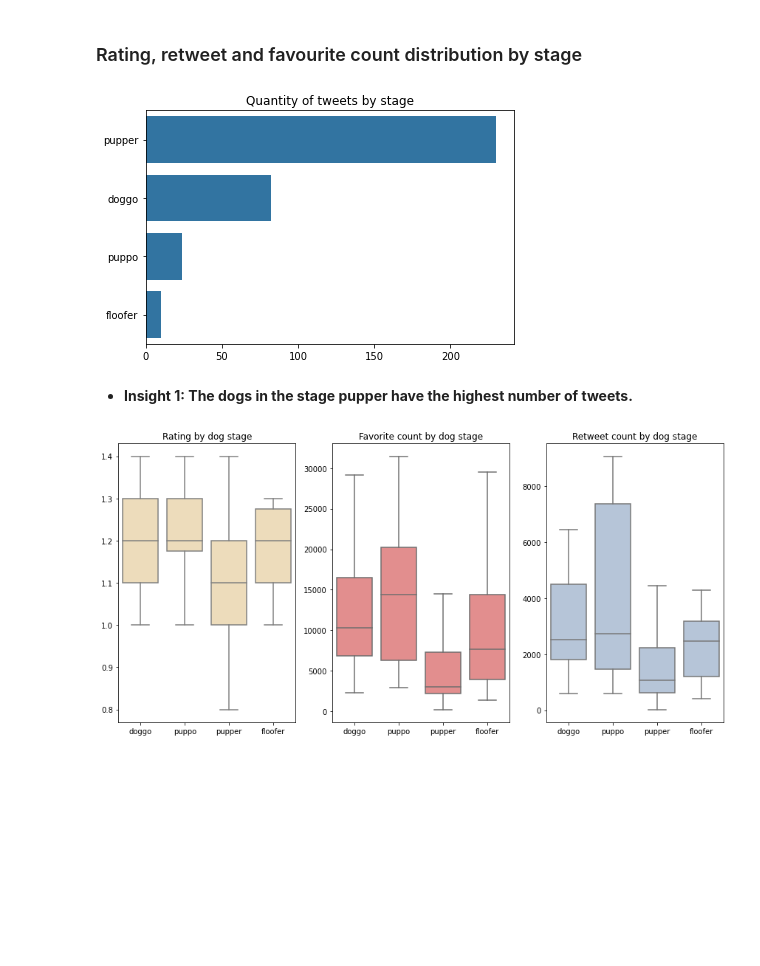
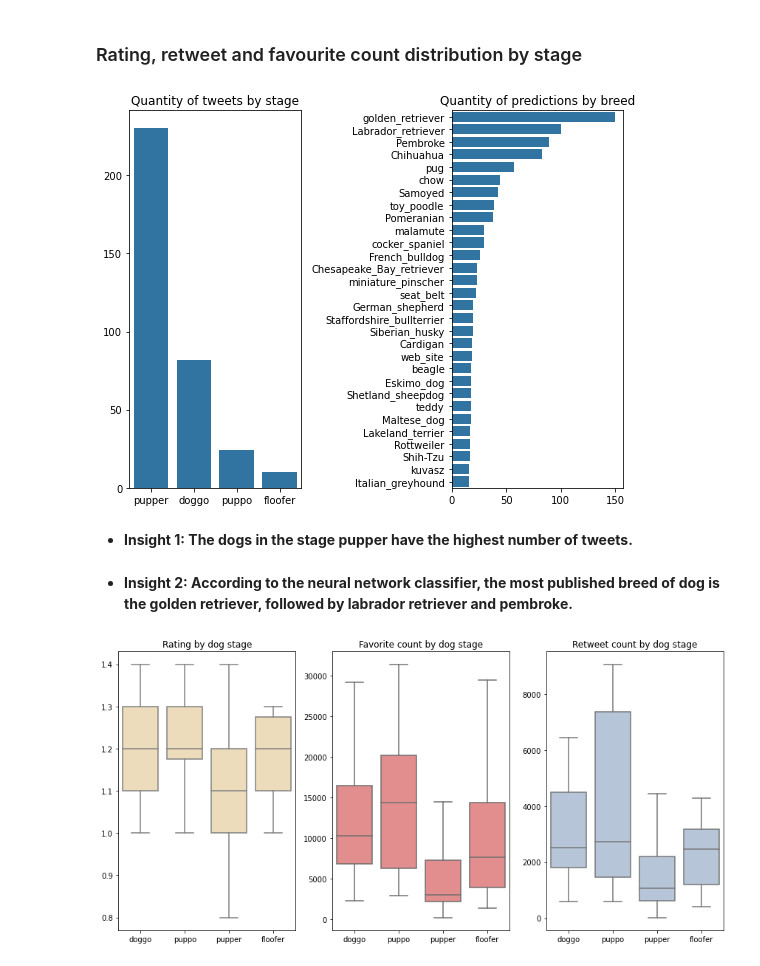
Before and after one commit to rubenvf/WeRateDogs-Wrangle-and-Analysis, a Jupyter notebook: wrangle_act.ipynb, the cells around one changed output. Cells and saved outputs as stored; diff of their text form; code cells hidden in the pictures; blank space fills up the shorter version.

```diff
--- a/wrangle_act.ipynb
+++ b/wrangle_act.ipynb
@@ -52,10 +52,10 @@ df_predictions.to_csv('image_predictions.csv', index=False)
 ### API
 # %%
 #Introduction of Twitter's keys
-consumer_key = 'Secret-key'
-consumer_secret = 'Secret-key'
-access_token = 'Secret-key'
-access_secret = 'Secret-key'
+consumer_key = 'Key'
+consumer_secret = 'Key'
+access_token = 'Key'
+access_secret = 'Key'
 
 #Connection with the Twitter's API
 auth = tweepy.OAuthHandler(consumer_key, consumer_secret)
@@ -87,0 +68,20 @@ print(end - start)
+# %%
+#Get data from the Twitter's API
+start = timeit.timeit()
+
+tweet_errors = []
+with open('tweet_json.txt', 'w') as f:
+    for i in tweet_id_list:
+        try:
+            tweet_row = api.get_status(i, tweet_mode = 'extended', wait_on_rate_limit=True, wait_on_rate_limit_notify=True)
+            json.dump(tweet_row._json, f)
+            f.write('\n')
+
+        except Exception as ex:
+            print(ex)
+            print(f'Error_tweet_id {i}')
+            tweet_errors.append(i)
+            continue
+
+end = timeit.timeit()
+print(end - start)
@@ -900,13 +950,28 @@ temp1 = temp1[temp1.stage.notnull()]
 # %%
+fig = plt.figure(figsize = [12, 6])
+
+
 #Plot quantities of tweets by stage
+plt.subplot(1, 3, 1)
+
 stage_count = temp1.stage.value_counts()
-sns.barplot(x = stage_count, y = stage_count.index, color='tab:blue').set(ylabel = None, xlabel = None)
+sns.barplot(x = stage_count.index, y = stage_count, color='tab:blue').set(ylabel = None, xlabel = None)
 plt.title('Quantity of tweets by stage')
+
+
+#Plot Quantity of predictions by breed
+plt.subplot(1, 3, 2)
+sns.barplot(x = temp3.p1.value_counts(), y = labels, color='tab:blue').set(ylabel = None, xlabel = None)
+#plt.xticks(rotation=90)
+plt.title('Quantity of predictions by breed');
+
 plt.tight_layout()
 # %% [output]
-[figure, old version]
+[figure, new version]
 # %% [markdown]
 - **Insight 1: The dogs in the stage pupper have the highest number of tweets.**
+# %% [markdown]
+- **Insight 2: According to the neural network classifier, the most published breed of dog is the golden retriever, followed by labrador retriever and pembroke.**
 # %%
 fig = plt.figure(figsize = [12, 6])
 
```
Also changed, not shown: parts of 24 cells of this notebook.
